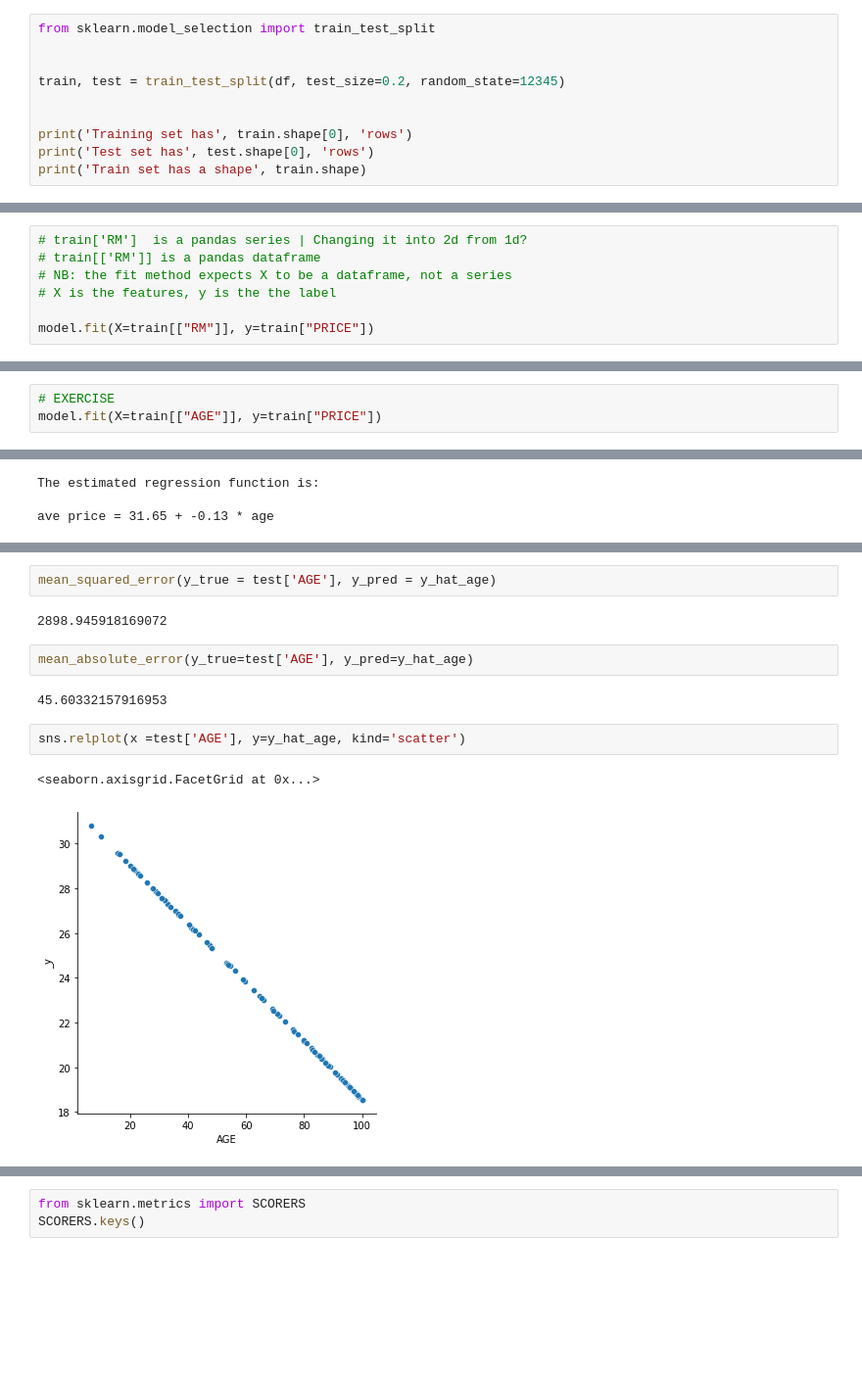
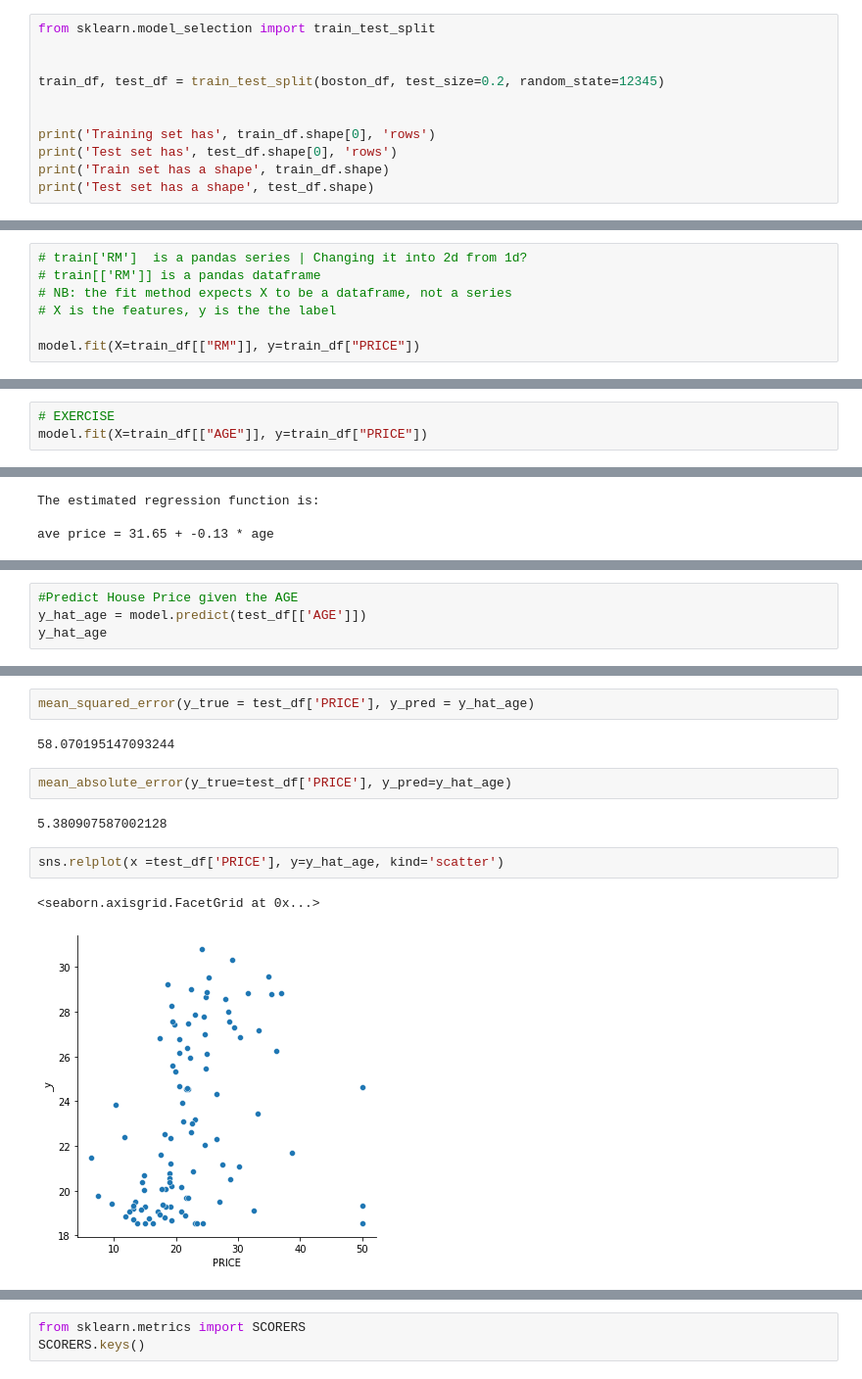
Before and after one commit to joykangangi/DataSciencePlayground, a Jupyter notebook: Linear_Regression.ipynb, the cells around one changed output, grey strips where cells are left out. Shown at 98% size. Drawn from its saved outputs; the diff is of its cells as text; blank space fills up the shorter version.

```diff
--- a/Linear_Regression.ipynb
+++ b/Linear_Regression.ipynb
@@ -142,12 +160,13 @@ The full dataset is divided row-wise into training and test sets *at random*. Th
 from sklearn.model_selection import train_test_split
 
 
-train, test = train_test_split(df, test_size=0.2, random_state=12345)
+train_df, test_df = train_test_split(boston_df, test_size=0.2, random_state=12345)
 
 
-print('Training set has', train.shape[0], 'rows')
-print('Test set has', test.shape[0], 'rows')
-print('Train set has a shape', train.shape)
+print('Training set has', train_df.shape[0], 'rows')
+print('Test set has', test_df.shape[0], 'rows')
+print('Train set has a shape', train_df.shape)
+print('Test set has a shape', test_df.shape)
 # %% [output]
 Training set has 404 rows
 Test set has 102 rows
@@ -170,7 +190,7 @@ Let's fit a simple linear model with house price as the outcome and number of ro
 # NB: the fit method expects X to be a dataframe, not a series
 # X is the features, y is the the label
 
-model.fit(X=train[["RM"]], y=train["PRICE"])
+model.fit(X=train_df[["RM"]], y=train_df["PRICE"])
 # %% [output]
 LinearRegression()
 # %% [markdown]
@@ -282,7 +307,7 @@ sns.relplot(x=test['PRICE'], y=y_hat, kind="scatter")
 🚀 <font color='#d9c4b1'> Advanced Exercise: </font> Write a function that, for any single feature, regresses price against that feature on the training set, and computes the evaluation metrics on the test set. Then use your function to determine which feature is best at predicting price.
 # %%
 # EXERCISE
-model.fit(X=train[["AGE"]], y=train["PRICE"])
+model.fit(X=train_df[["AGE"]], y=train_df["PRICE"])
 # %% [output]
 LinearRegression()
 # %%
@@ -336,0 +344,4 @@ array([19.69136732, 25.44246033, 24.68263483, 23.17608427, 22.35075657,
+# %%
+#Predict House Price given the AGE
+y_hat_age = model.predict(test_df[['AGE']])
+y_hat_age
@@ -337,14 +366,14 @@ array([19.69136732, 25.44246033, 24.68263483, 23.17608427, 22.35075657,
 # %%
-mean_squared_error(y_true = test['AGE'], y_pred = y_hat_age)
+mean_squared_error(y_true = test_df['PRICE'], y_pred = y_hat_age)
 # %% [output]
-2898.945918169072
+58.070195147093244
 # %%
-mean_absolute_error(y_true=test['AGE'], y_pred=y_hat_age)
+mean_absolute_error(y_true=test_df['PRICE'], y_pred=y_hat_age)
 # %% [output]
-45.60332157916953
+5.380907587002128
 # %%
-sns.relplot(x =test['AGE'], y=y_hat_age, kind='scatter')
+sns.relplot(x =test_df['PRICE'], y=y_hat_age, kind='scatter')
 # %% [output]
 <seaborn.axisgrid.FacetGrid at 0x...>
-[figure, old version]
+[figure, new version]
 # %% [markdown]
```
Also changed, not shown: parts of 22 cells of this notebook.
